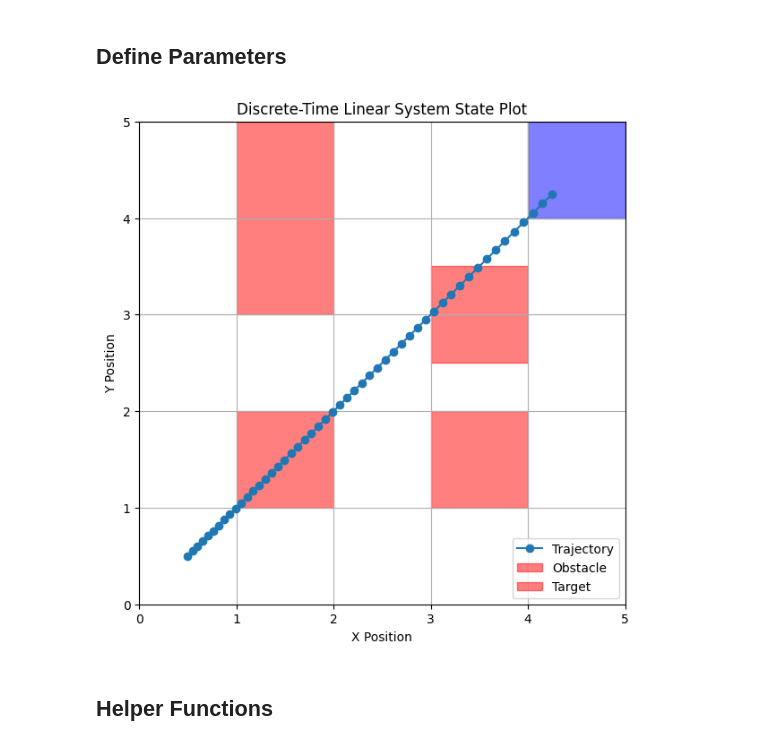
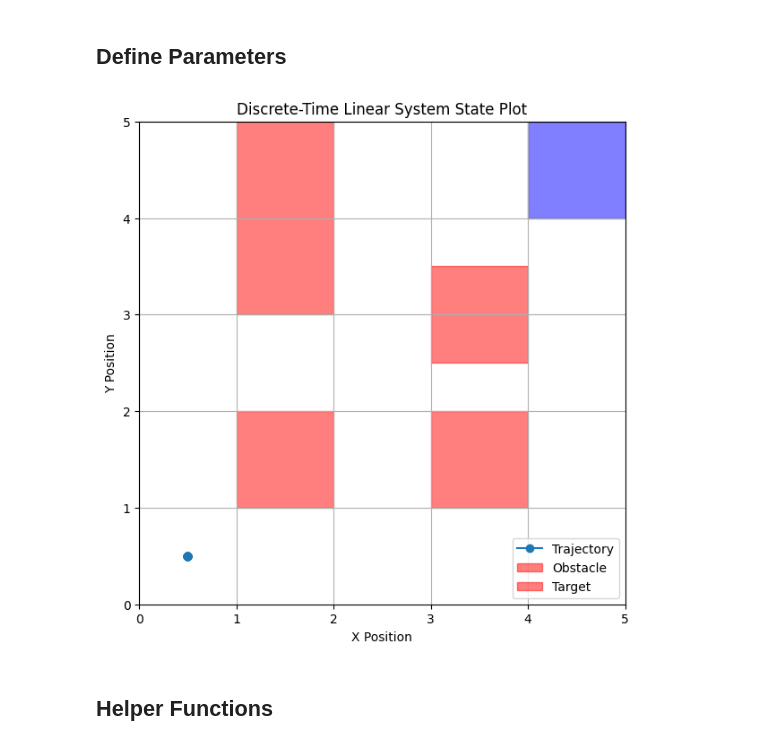
Before and after one commit to Mount75/ReachAvoidStay, a Jupyter notebook: main.ipynb, the cells around one changed output. Drawn from its saved outputs; the diff is of its cells as text; code cells hidden in the pictures.

```diff
--- a/main.ipynb
+++ b/main.ipynb
@@ -35,8 +35,8 @@ target_set = [[4, -0.1, 4, -0.1], [5, 0.1, 5, 0.1]]
 tend = 50
 
 # Initialization
-x_init = np.array([0.5, 0.5, 0.5, 0.5])  # Initial position and velocity
-u_init = np.array([.1, .1])
+x_init = np.array([0.5, 0, 0.5, 0])  # Initial position and velocity
+u_init = np.array([0, 0])
 trajectory = [x_init]
 input = [u_init]
 
@@ -45,34 +45,34 @@ for k in range(tend):
     trajectory.append(x_next)
 
 trajectory = np.array(trajectory)
 
 # Plot trajectory of x over time
 fig, ax = plt.subplots(figsize=(7, 7))
 ax.set_xlim(x_limits)
 ax.set_ylim(y_limits)
 ax.set_xlabel("X Position")
 ax.set_ylabel("Y Position")
 ax.set_title("Discrete-Time Linear System State Plot")
 
 ax.plot(trajectory[:, 0], trajectory[:, 2], marker="o", linestyle="-", label="Trajectory")
 
 # Plot obstacles and target set
 for region in unsafe_regions:
     bottom_left = [region[0][0], region[0][2]]
     width = region[1][0] - region[0][0]
     height = region[1][2] - region[0][2]
     ax.add_patch(plt.Rectangle(bottom_left, width, height, color='red', alpha=0.5, label="Obstacle"))
 
 bottom_left = [target_set[0][0], target_set[0][2]]
 width = target_set[1][0] - target_set[0][0]
 height = target_set[1][2] - target_set[0][2]
 ax.add_patch(plt.Rectangle(bottom_left, width, height, color='blue', alpha=0.5, label="Target"))
 
 ax.legend(["Trajectory","Obstacle","Target"])
 plt.grid(True)
 plt.show()
 # %% [output]
-[figure, old version]
+[figure, new version]
 # %% [markdown]
 ## Helper Functions
 # %%
```
Also changed, not shown: parts of 9 cells of this notebook.
